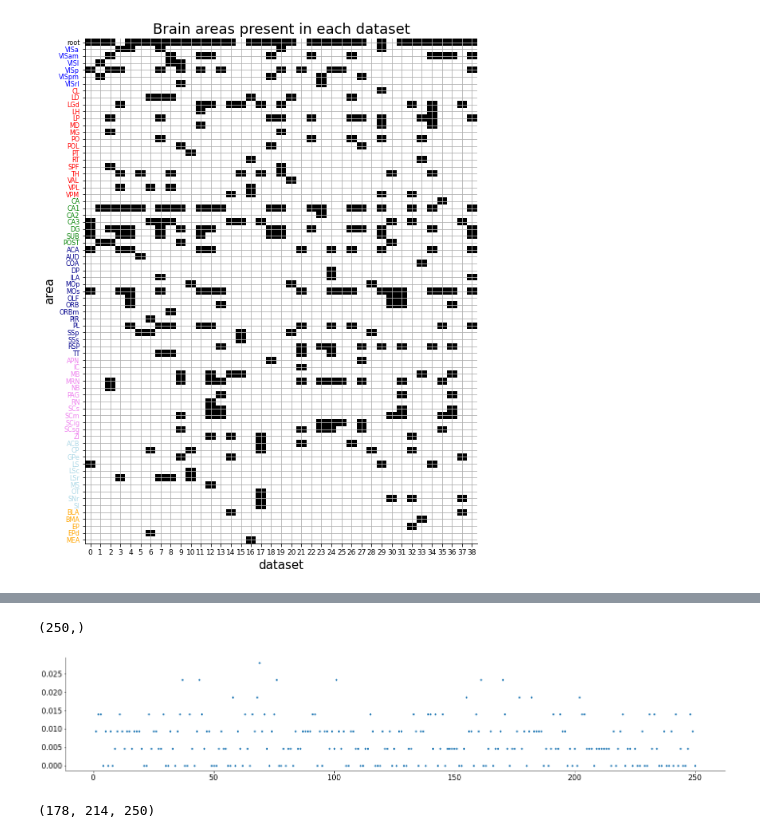
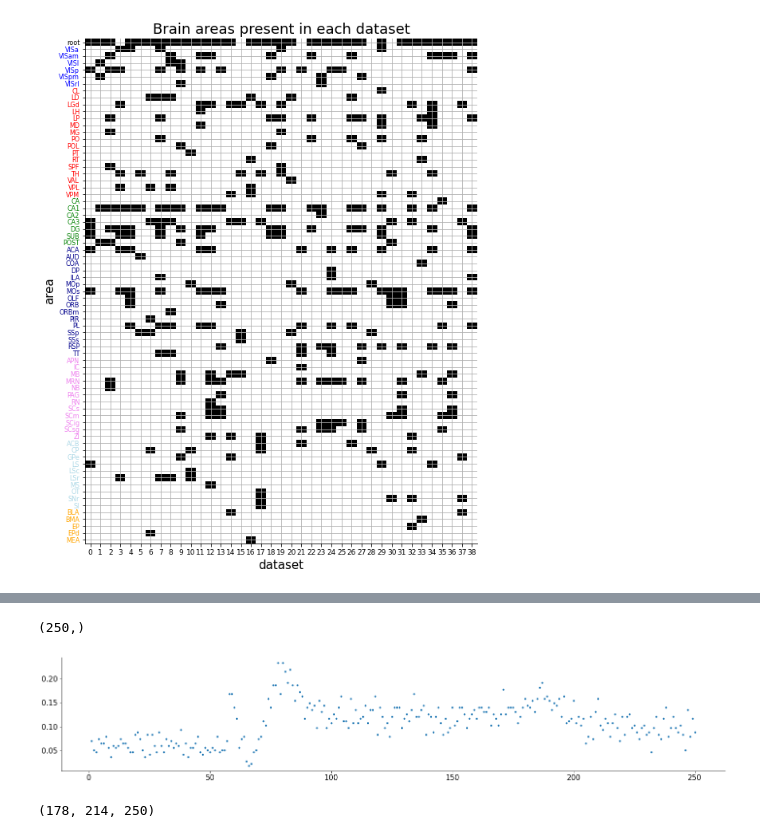
Before and after one commit to mattiazanzi/NMA_latentDynamics_MZ, a Jupyter notebook: Load_steinmetz_decisions.ipynb, the cells around one changed output, grey strips where cells are left out. Saved outputs shown, nothing was run; the diff lists cells and outputs as text; code cells hidden in the pictures.

```diff
--- a/Load_steinmetz_decisions.ipynb
+++ b/Load_steinmetz_decisions.ipynb
@@ -162,15 +170,15 @@ print(len(dat['spks'][dat['brain_area']=='CA3']))
 # %%
-ROI = dat['spks'][dat['brain_area']=='MOs'][0].mean(axis=0)
+ROI = dat['spks'][dat['brain_area']=='VISp'][0].mean(axis=0)
 print(ROI.shape)
 
 
 nn_number = np.arange(1, len(ROI)+1)
 
 plt.plot(nn_number, ROI, ".")
 plt.show()
 # %% [output]
 (250,)
-[figure, old version]
+[figure, new version]
 # %%
 from matplotlib import pyplot as plt
 
```
Also changed, not shown: parts of 3 cells of this notebook.
